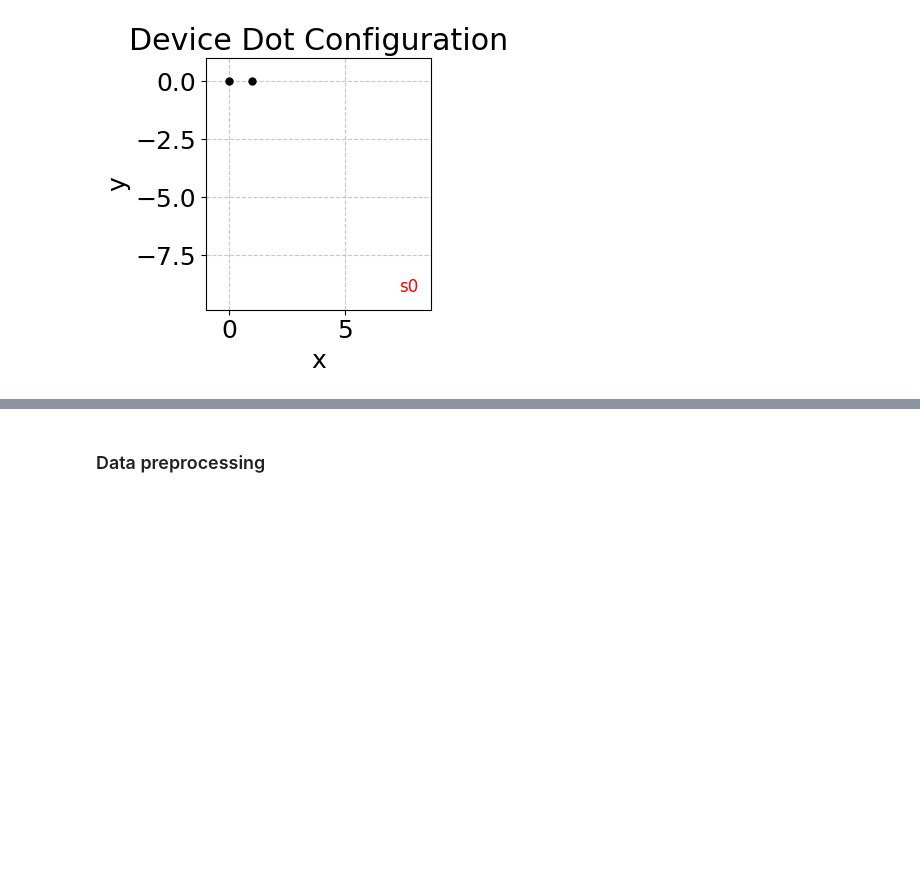
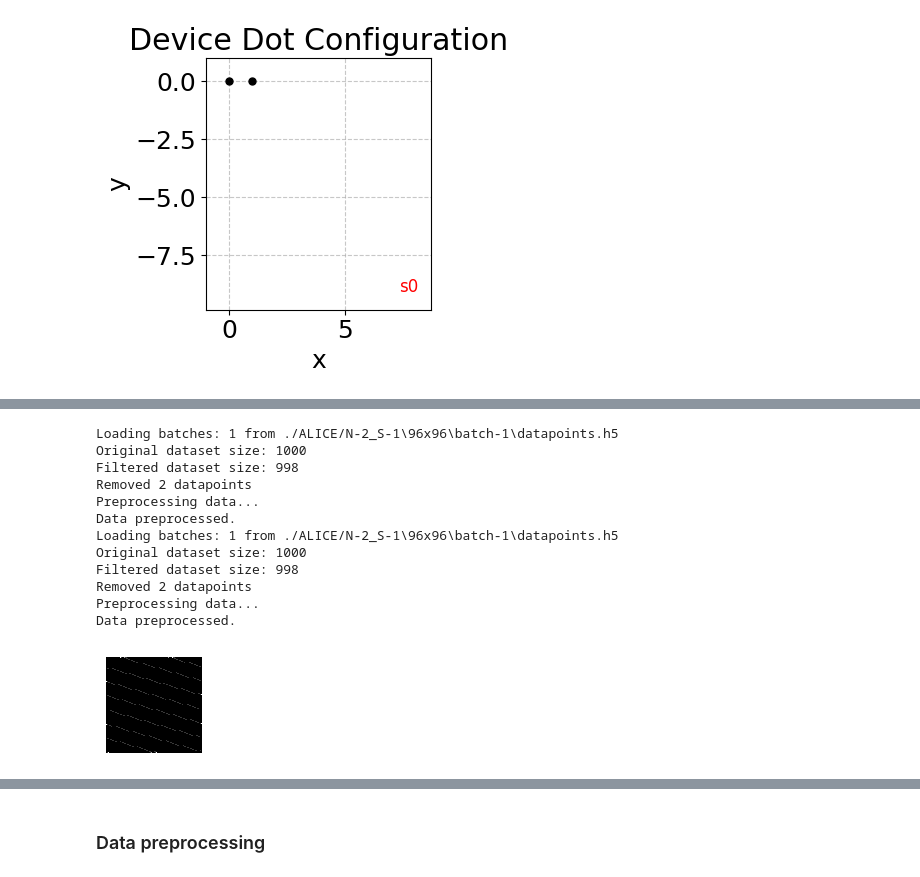
Before and after one commit to KREFT-QS-13/learning-QDs-parameters, a Jupyter notebook: example.ipynb, the cells around one changed output, grey strips where cells are left out. Drawn from its saved outputs; the diff is of its cells as text; code cells hidden in the pictures; blank space fills up the shorter version.

```diff
--- a/example.ipynb
+++ b/example.ipynb
@@ -70,0 +76,20 @@ plt.show()
+# %%
+config_tuple = (3,2,1)
+X, y = mu.prepare_data(config_tuple, all_batches=False, batches=np.arange(1,2), param_names=['csd_gradient', 'C_DD', 'C_DG'])
+X_1, y_1 = mu.prepare_data(config_tuple, all_batches=False, batches=np.arange(1,2), param_names=['csd', 'C_DD', 'C_DG'])
+%matplotlib inline
+mu.show_image_from_tensor(X[0])
+# %% [output]
+Loading batches: 1 from ./ALICE/N-2_S-1\96x96\batch-1\datapoints.h5
+Original dataset size: 1000
+Filtered dataset size: 998
+Removed 2 datapoints
+Preprocessing data...
+Data preprocessed.
+Loading batches: 1 from ./ALICE/N-2_S-1\96x96\batch-1\datapoints.h5
+Original dataset size: 1000
+Filtered dataset size: 998
+Removed 2 datapoints
+Preprocessing data...
+Data preprocessed.
+[figure, added]
```
Also changed, not shown: parts of 3 cells of this notebook, 3 other files.
